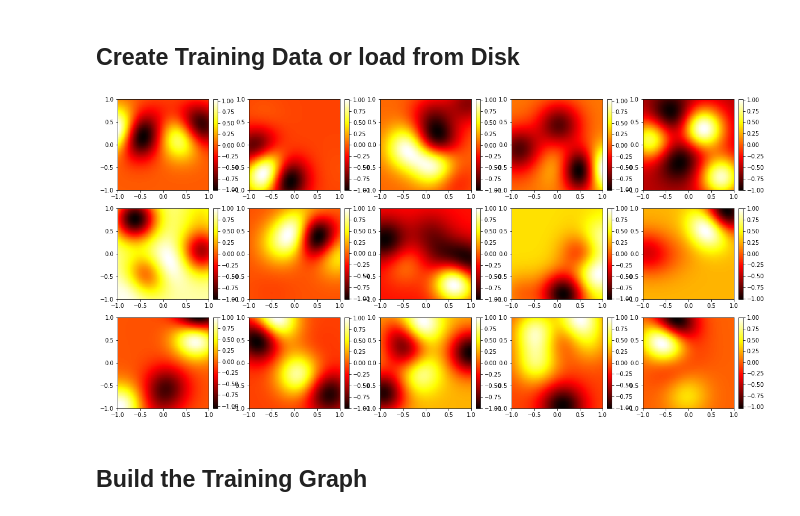
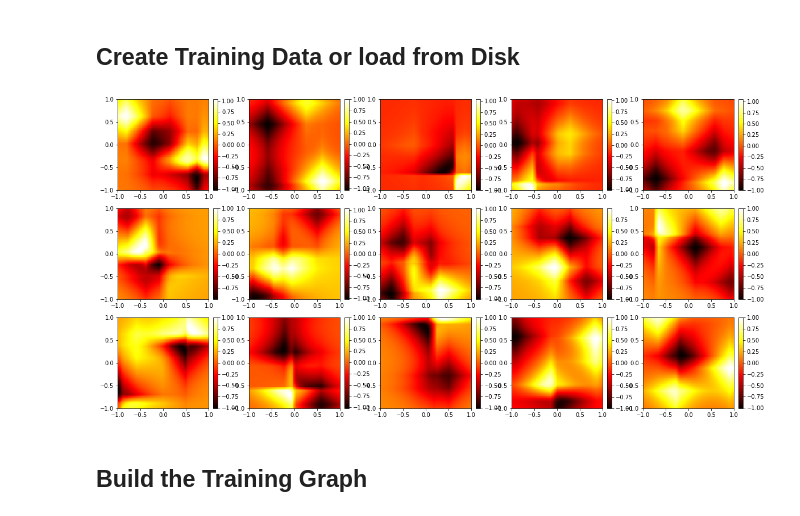
Before and after one commit to p16i/blackbox-optimization-using-rnns, a Jupyter notebook: BlackBoxOptimize.ipynb, the cells around one changed output. Drawn from its saved outputs; the diff is of its cells as text; code cells hidden in the pictures.

Commit message:
now it is possible to train with matern and rbf kernel, normalized, unnormalized, airfoil-prior is implemented

```diff
--- a/BlackBoxOptimize.ipynb
+++ b/BlackBoxOptimize.ipynb
@@ -23,21 +23,25 @@ n_test = 160
 n_bumps = 6
 l = 2/n_bumps*np.sqrt(dim)
 n_mc_samples = 1000
+max_x_abs_value = 1.0
+kernel = gp.matern_kernel
+function = gp.normalized_gp_function
 
 # LSTM Model
 n_hidden = 100
 n_steps = 20
 
 # Optimization
-epochs = 100
-gradient_clipping = 5.0
+x_start = np.zeros(dim).reshape(1,dim)
+epochs = 10
+gradient_clipping = 1.0
 forget_bias = 5.0
 rate_init = 0.005
 rate_final = 0.0001
 rate_decay = (rate_final/rate_init)**(1/epochs)
 batch_size = 128
 stddev = 0.00
-loss_type = ["MIN", "SUM", "WSUM", "EI", "SUMMIN"][1]
+loss_type = ["MIN", "SUM", "WSUM", "OI", "OI_UPDATED", "SUMIN", "WSUM_EXPO"][4]
 
 # Visualization
 visualize = True
@@ -49,7 +53,7 @@ if load_data:
     X_train, A_train, min_train, max_train, X_test, A_test, min_test, max_test = data.load_data
 else:
     X_train, A_train, min_train, max_train, X_test, A_test, min_test, max_test = \
-                                    data.gen_data(n_train, n_test, dim, n_bumps, l, n_mc_samples)
+                                    data.gen_data(n_train, n_test, dim, n_bumps, l, kernel, n_mc_samples)
 # Save Data to Disk
 if save_data:
     save_data(n_train, n_test, dim, n_bumps, l, n_mc_samples = 100)
@@ -58,9 +62,9 @@ data_train = (X_train, A_train, min_train, max_train)
 data_test = (X_test, A_test, min_test, max_test)
 # %%
 # Visualize Training Data
-if visualize: viz.plot_gp_data_sample(15, X_train, A_train, min_train, max_train, l)
+if visualize: viz.plot_gp_data_sample(15, X_train, A_train, min_train, max_train, l, kernel, function)
 # %% [output]
-[figure, old version]
+[figure, new version]
 # %% [markdown]
 ## Build the Training Graph
 # %%
```
Also changed, not shown: parts of 8 cells of this notebook, 4 other files.
